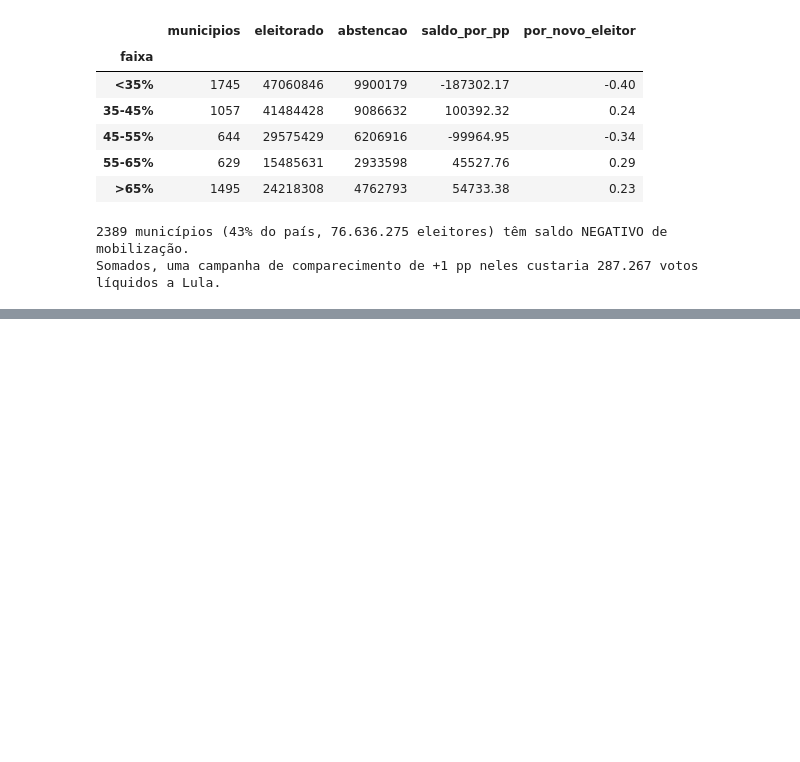
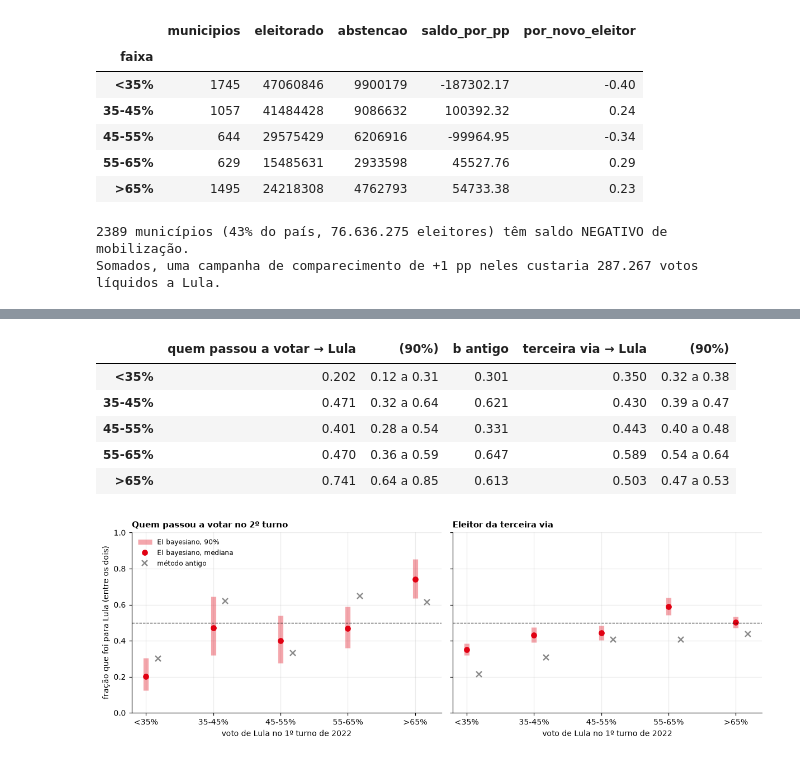
Before and after one commit to rafadaguia/Analise---Segundo-Turno-2026-, a Jupyter notebook: analise_2turno.ipynb, the cells around one changed output, grey strips where cells are left out. Cells and saved outputs as stored; diff of their text form; code cells hidden in the pictures; blank space fills up the shorter version.

```diff
--- a/analise_2turno.ipynb
+++ b/analise_2turno.ipynb
@@ -723,0 +781,39 @@ Somados, uma campanha de comparecimento de +1 pp neles custaria 287.267 votos l
+# %%
+tx = pd.read_csv("painel/taxas_ei_2022.csv")
+ordem = ["<35%", "35-45%", "45-55%", "55-65%", ">65%"]
+cond = tx[tx["destino"] == "lula_entre_votantes"]
+fora = cond[cond["origem"] == "fora"].set_index("faixa").reindex(ordem)
+terc = cond[cond["origem"] == "terceira_via"].set_index("faixa").reindex(ordem)
+
+resumo_ei = pd.DataFrame({
+    "quem passou a votar → Lula": fora["mediana"],
+    "  (90%)": [f"{a:.2f} a {b:.2f}" for a, b in zip(fora["p05"], fora["p95"])],
+    "b antigo": pd.Series(TX_B),
+    "terceira via → Lula": terc["mediana"],
+    "  (90%) ": [f"{a:.2f} a {b:.2f}" for a, b in zip(terc["p05"], terc["p95"])],
+})
+display(resumo_ei.round(3))
+
+fig, (a1, a2) = plt.subplots(1, 2, figsize=(11, 3.8), sharey=True)
+x = np.arange(len(ordem))
+for ax, df, tit, antigo in ((a1, fora, "Quem passou a votar no 2º turno", TX_B),
+                            (a2, terc, "Eleitor da terceira via", TX_A)):
+    ax.vlines(x, df["p05"], df["p95"], color=VERMELHO, lw=6, alpha=.35, label="EI bayesiano, 90%")
+    ax.plot(x, df["mediana"], "o", color=VERMELHO, ms=6, label="EI bayesiano, mediana")
+    ax.plot(x + .18, [antigo[f] for f in ordem], "x", color=CINZA, ms=7, mew=1.6, label="método antigo")
+    ax.axhline(.5, color="black", lw=.8, ls="--")
+    ax.set_xticks(x); ax.set_xticklabels(ordem)
+    ax.set_title(tit, loc="left", fontsize=10, weight="bold")
+    ax.set_xlabel("voto de Lula no 1º turno de 2022")
+a1.set_ylabel("fração que foi para Lula (entre os dois)")
+a1.set_ylim(0, 1)
+a1.legend(frameon=False, fontsize=8, loc="upper left")
+fig.tight_layout(); plt.show()
+# %% [output]
+|  | quem passou a votar → Lula | (90%) | b antigo | terceira via → Lula | (90%) |
+| <35% | 0.202 | 0.12 a 0.31 | 0.301 | 0.350 | 0.32 a 0.38 |
+| 35-45% | 0.471 | 0.32 a 0.64 | 0.621 | 0.430 | 0.39 a 0.47 |
+| 45-55% | 0.401 | 0.28 a 0.54 | 0.331 | 0.443 | 0.40 a 0.48 |
+| 55-65% | 0.470 | 0.36 a 0.59 | 0.647 | 0.589 | 0.54 a 0.64 |
+| >65% | 0.741 | 0.64 a 0.85 | 0.613 | 0.503 | 0.47 a 0.53 |
+[figure, added]
```
Also changed, not shown: parts of 21 cells of this notebook, 23 other files.
